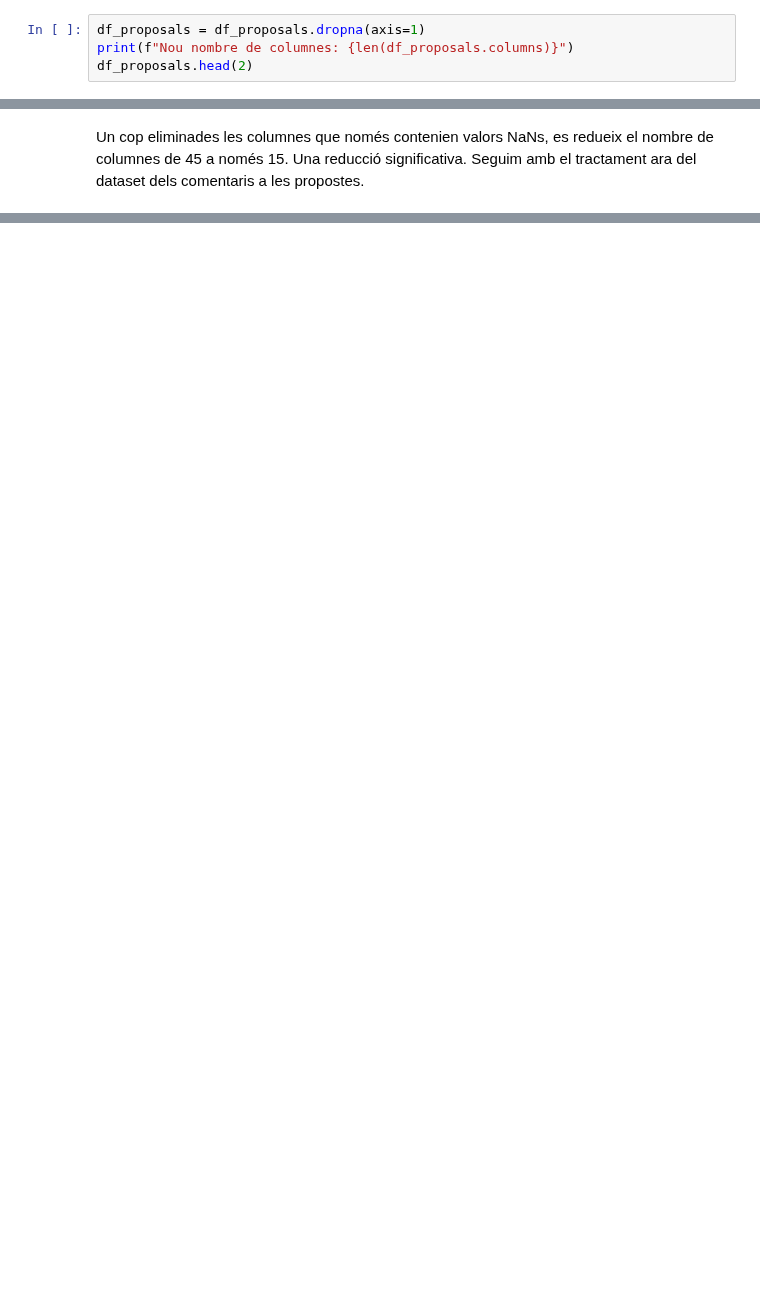
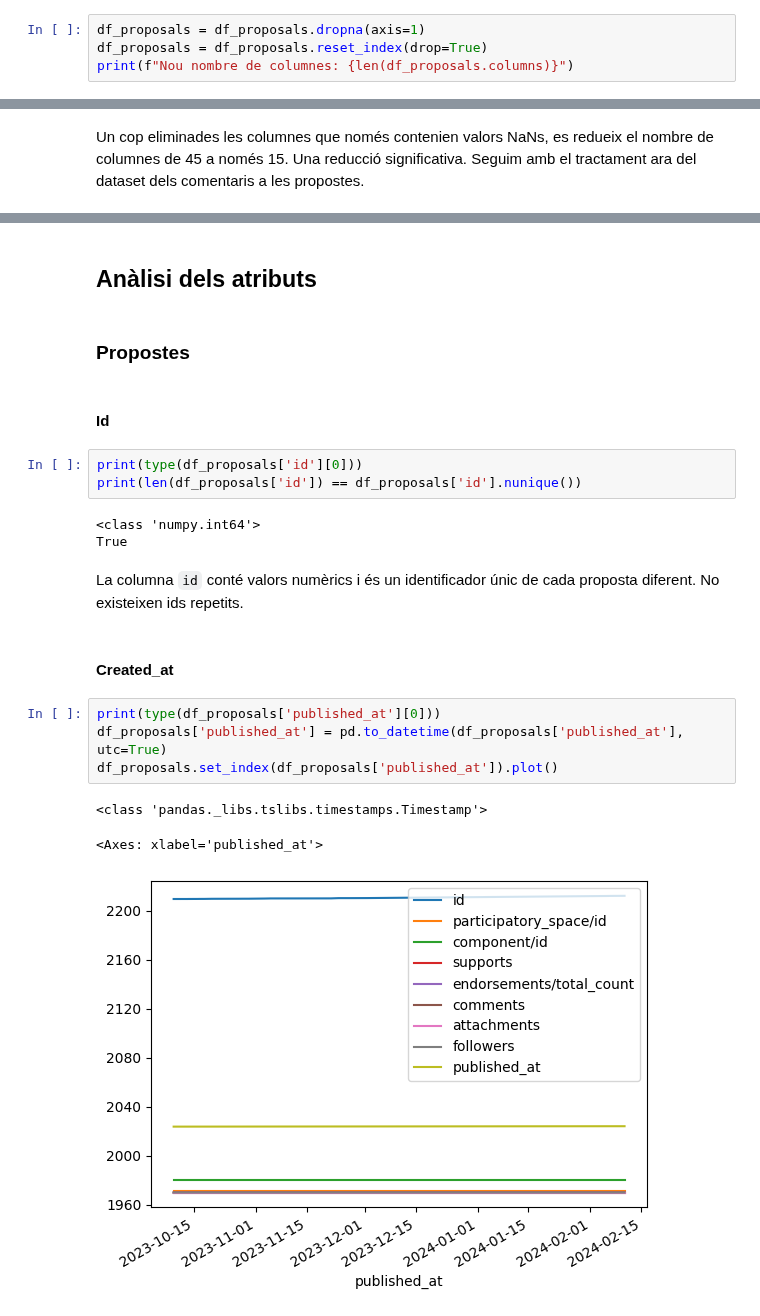
Before and after one commit to NoOPeEKS/dades-assemblea-clima, a Jupyter notebook: exploracio_csv.ipynb, the cells around one changed output, grey strips where cells are left out. Drawn from its saved outputs; the diff is of its cells as text; blank space fills up the shorter version.

Commit message:
Començat anàlisi de columnes

```diff
--- a/exploracio_csv.ipynb
+++ b/exploracio_csv.ipynb
@@ -50,6 +53,6 @@ Observem a primera vista que existeixen moltes columnes on els valors són NaNs
 # %%
 df_proposals = df_proposals.dropna(axis=1)
+df_proposals = df_proposals.reset_index(drop=True)
 print(f"Nou nombre de columnes: {len(df_proposals.columns)}")
-df_proposals.head(2)
 # %% [output]
 Nou nombre de columnes: 15
@@ -61,0 +121,24 @@ Seguim amb el tractament ara del dataset dels comentaris a les propostes.
+# %% [markdown]
+## Anàlisi dels atributs
+# %% [markdown]
+### Propostes
+# %% [markdown]
+#### Id
+# %%
+print(type(df_proposals['id'][0]))
+print(len(df_proposals['id']) == df_proposals['id'].nunique())
+# %% [output]
+<class 'numpy.int64'>
+True
+# %% [markdown]
+La columna `id` conté valors numèrics i és un identificador únic de cada proposta diferent. No existeixen ids repetits.
+# %% [markdown]
+#### Created_at
+# %%
+print(type(df_proposals['published_at'][0]))
+df_proposals['published_at'] = pd.to_datetime(df_proposals['published_at'], utc=True)
+df_proposals.set_index(df_proposals['published_at']).plot()
+# %% [output]
+<class 'pandas._libs.tslibs.timestamps.Timestamp'>
+<Axes: xlabel='published_at'>
+[figure, added]
```
Also changed, not shown: parts of 12 cells of this notebook.
